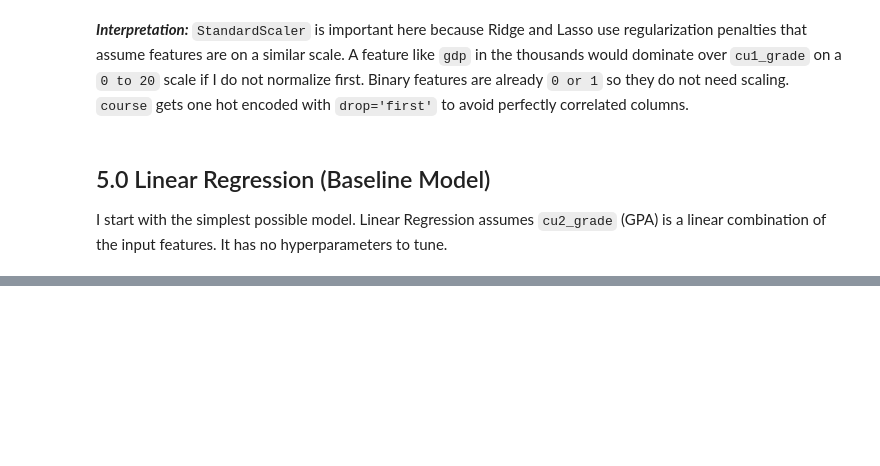
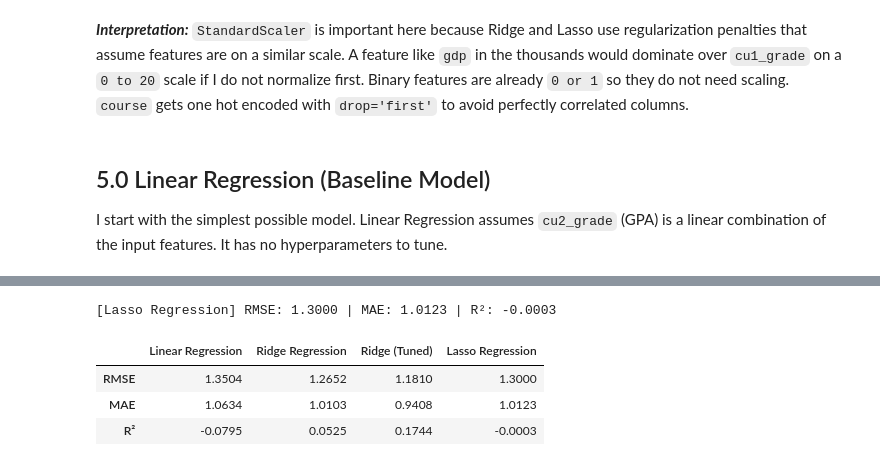
Before and after one commit to weslylaboy/student-outcome-predictor, a Jupyter notebook: notebooks/04_regression_model.ipynb, the cells around one changed output, grey strips where cells are left out. Cells and saved outputs as stored; diff of their text form; code cells hidden in the pictures; blank space fills up the shorter version.

```diff
--- a/notebooks/04_regression_model.ipynb
+++ b/notebooks/04_regression_model.ipynb
@@ -420,0 +400,21 @@ print(results)
+# %%
+# params grid
+ridge_param_grid = {'model__alpha': [0.01, 0.1, 0.5, 1.0, 5.0, 10.0, 50.0, 100.0]}
+
+# grid search
+ridge_search = GridSearchCV(
+    ridge_pipe,
+    param_grid=ridge_param_grid,
+    scoring='neg_root_mean_squared_error',
+    cv=5,
+    n_jobs=-1
+)
+
+ridge_search.fit(X_train, y_train)
+
+ridge_best = ridge_search.best_estimator_
+
+y_pred_ridge = evaluate_regression_model('Ridge (Tuned)', ridge_best, X_test, y_test, results)
+
+print(f"\nBest Ridge alpha: {ridge_search.best_params_}")
+pd.DataFrame(results)
@@ -420,0 +435,17 @@ print(results)
+# %%
+lasso_pipe = Pipeline([
+    ('preprocessor', preprocessor),
+    ('model', Lasso())
+])
+
+lasso_model = lasso_pipe.fit(X_train, y_train)
+
+y_pred_lasso = evaluate_regression_model('Lasso Regression', lasso_model, X_test, y_test, results)
+
+pd.DataFrame(results)
+# %% [output]
+[Lasso Regression] RMSE: 1.3000 | MAE: 1.0123 | R²: -0.0003
+|  | Linear Regression | Ridge Regression | Ridge (Tuned) | Lasso Regression |
+| RMSE | 1.3504 | 1.2652 | 1.1810 | 1.3000 |
+| MAE | 1.0634 | 1.0103 | 0.9408 | 1.0123 |
+| R² | -0.0795 | 0.0525 | 0.1744 | -0.0003 |
```
Also changed, not shown: parts of 20 cells of this notebook, 1 other file.
